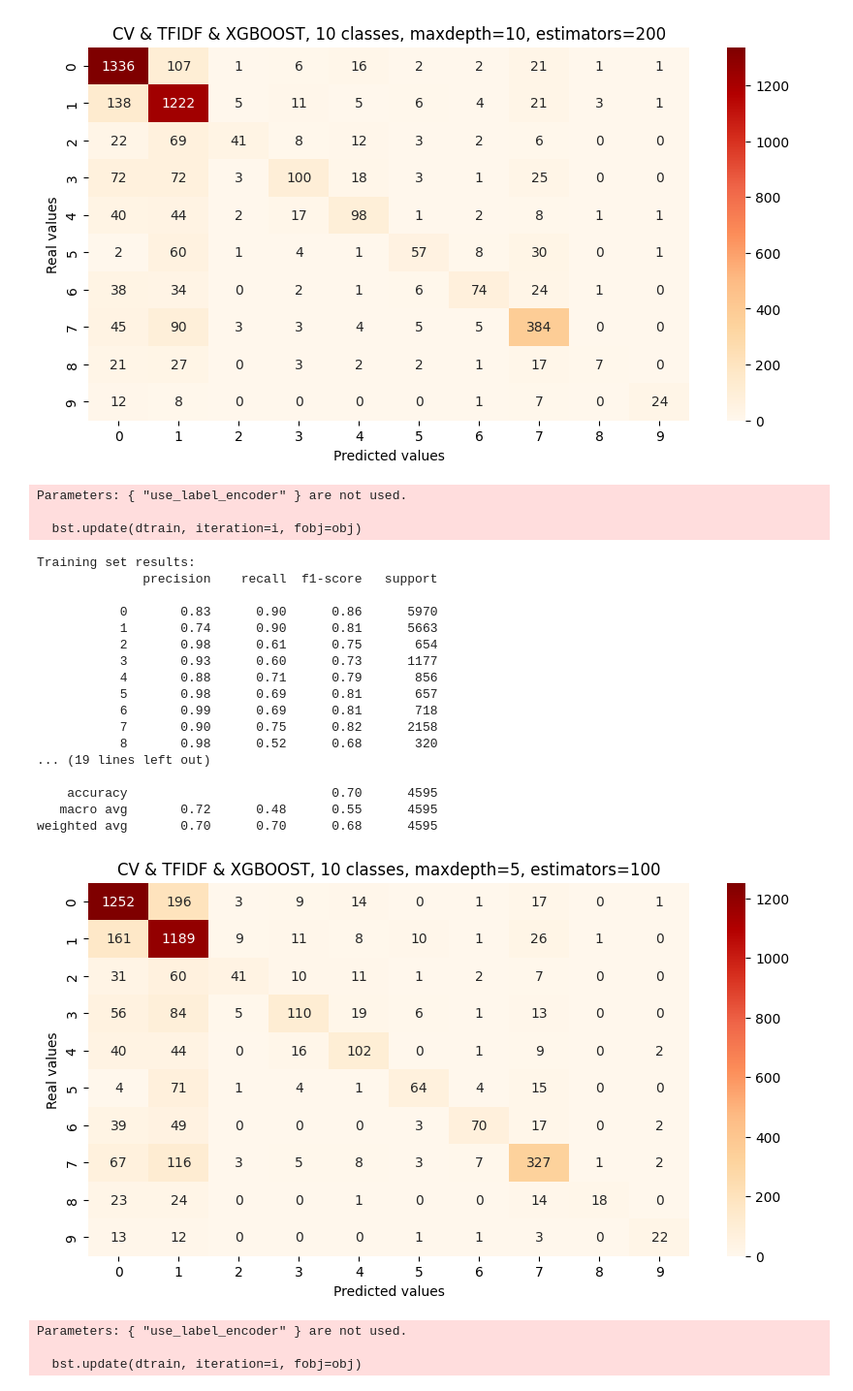
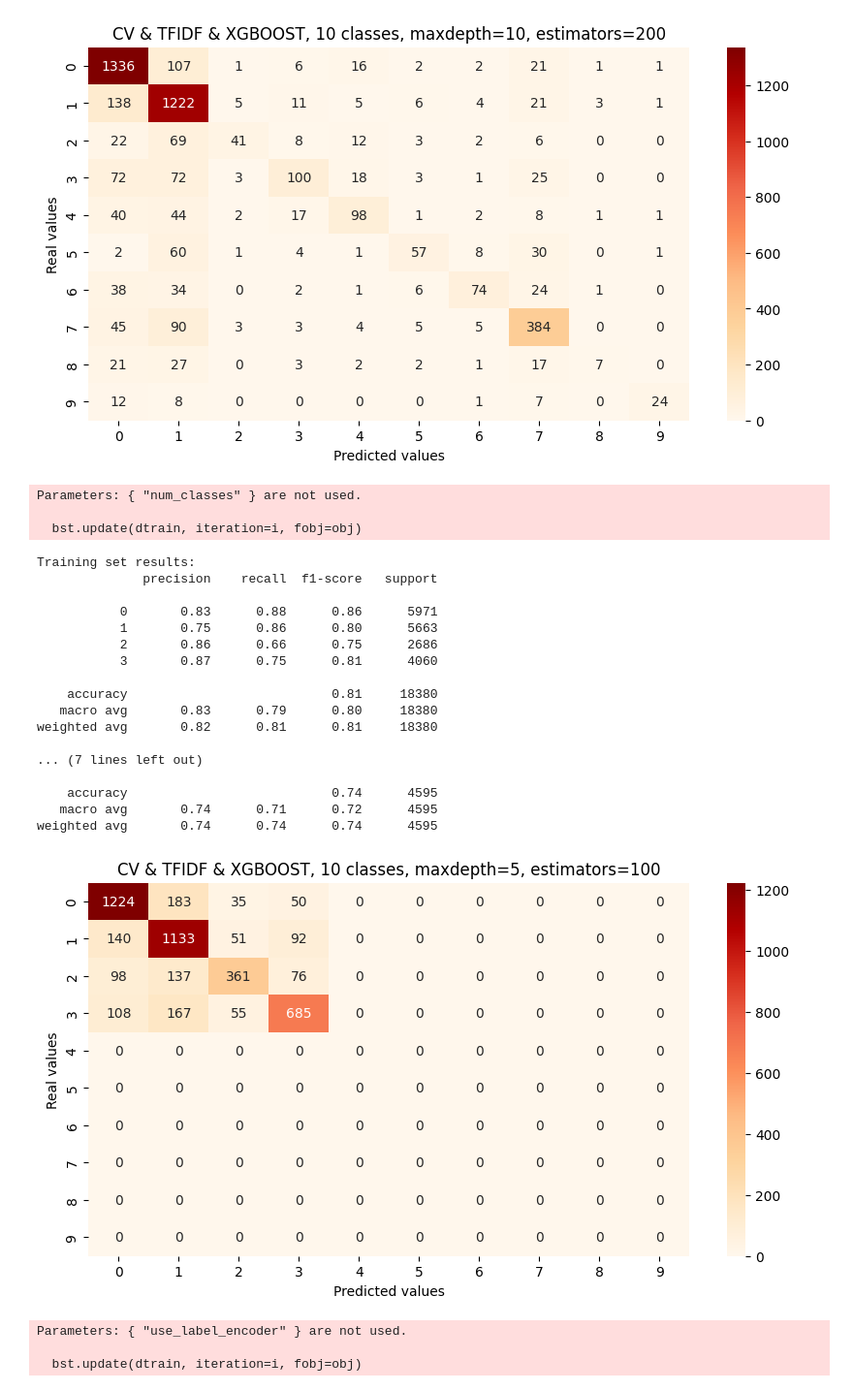
Before and after one commit to Aleksander-Wieczorek/Genre-Classificator, a Jupyter notebook: models/XGB.ipynb, the cells around one changed output. Shown at 97% size. Saved outputs shown, nothing was run; the diff lists cells and outputs as text; code cells hidden in the pictures.

```diff
--- a/models/XGB.ipynb
+++ b/models/XGB.ipynb
@@ -284,49 +293,50 @@ weighted avg       0.72      0.73      0.71      4595
 pipeline = Pipeline([
     ('cnt', CountVectorizer()),
     ('tfid', TfidfTransformer()),
     ('model', xgb.XGBClassifier(
         learning_rate=0.1,
         max_depth=5,
         n_estimators=100,
-        use_label_encoder=False,
+        objective="multi:softmax",
+        num_classes=10,
         eval_metric='mlogloss'
     ))
     ]
 )
 
 X_train, X_test, Y_train, Y_test = train_test_split(data['text'], data['label'], test_size=0.2, stratify=data['label'])
 
 pipeline.fit(X_train, Y_train)
 Y_pred_test = pipeline.predict(X_test)
 Y_pred_train = pipeline.predict(X_train)
 
 print("Training set results:")
 print(metrics.classification_report(Y_train, Y_pred_train))
 print("Test set results:")
 print(metrics.classification_report(Y_test, Y_pred_test))
 plot_confusion_matrix(Y_test,Y_pred_test, "CV & TFIDF & XGBOOST, 10 classes, maxdepth=5, estimators=100", [0,1,2,3,4,5,6,7,8,9])
 # %% [output]
-Parameters: { "use_label_encoder" } are not used.
+Parameters: { "num_classes" } are not used.
 
   bst.update(dtrain, iteration=i, fobj=obj)
 Training set results:
               precision    recall  f1-score   support
 
-           0       0.83      0.90      0.86      5970
-           1       0.74      0.90      0.81      5663
-           2       0.98      0.61      0.75       654
-           3       0.93      0.60      0.73      1177
-           4       0.88      0.71      0.79       856
-           5       0.98      0.69      0.81       657
-           6       0.99      0.69      0.81       718
-           7       0.90      0.75      0.82      2158
-           8       0.98      0.52      0.68       320
-... (19 lines left out)
+           0       0.83      0.88      0.86      5971
+           1       0.75      0.86      0.80      5663
+           2       0.86      0.66      0.75      2686
+           3       0.87      0.75      0.81      4060
 
-    accuracy                           0.70      4595
-   macro avg       0.72      0.48      0.55      4595
-weighted avg       0.70      0.70      0.68      4595
+    accuracy                           0.81     18380
+   macro avg       0.83      0.79      0.80     18380
+weighted avg       0.82      0.81      0.81     18380
+
+... (7 lines left out)
+
+    accuracy                           0.74      4595
+   macro avg       0.74      0.71      0.72      4595
+weighted avg       0.74      0.74      0.74      4595
-[figure, old version]
+[figure, new version]
 # %%
 #tfidf vectorizer, then XGB, all 10 classes
 
```
Also changed, not shown: parts of 3 cells of this notebook.
